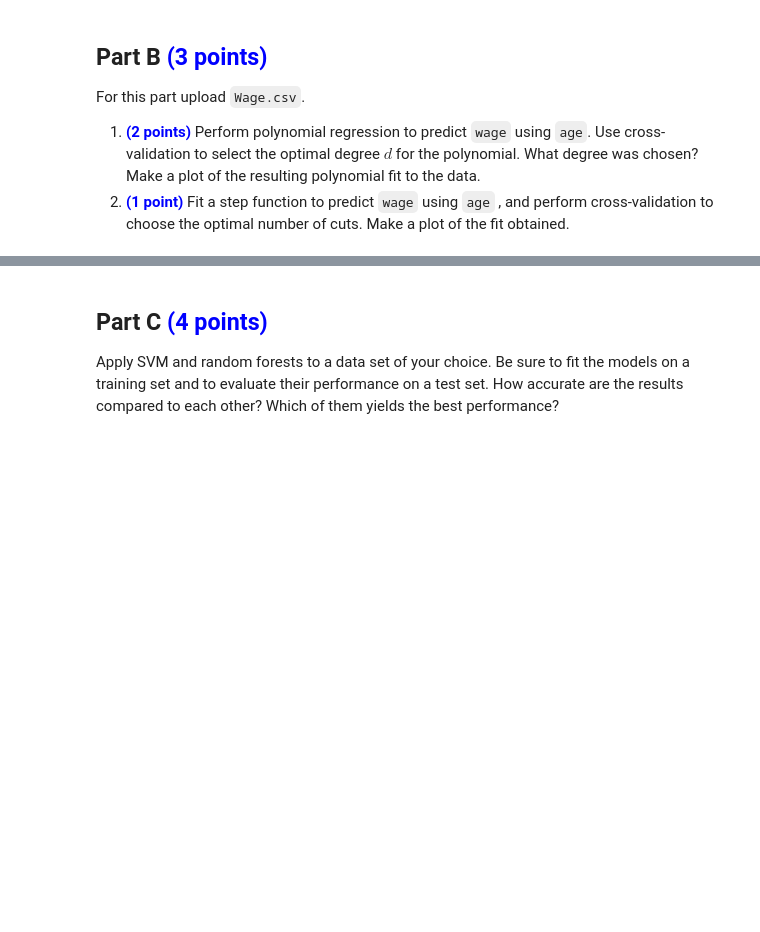
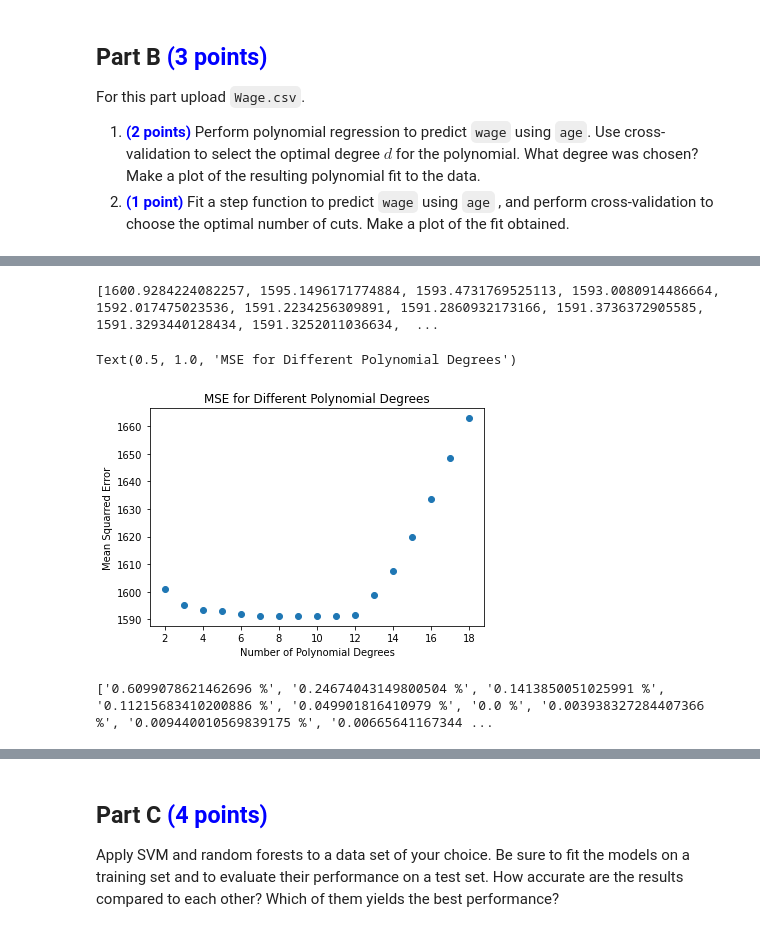
Before and after one commit to ahmedopolis/YCBS-255-Statistical-Machine-Learning, a Jupyter notebook: Assignments/Assignment 3/assignment03_mcgill_ahmedibrahim.ipynb, the cells around one changed output, grey strips where cells are left out. Drawn from its saved outputs; the diff is of its cells as text; code cells hidden in the pictures; blank space fills up the shorter version.

Commit message:
:construction: A few more questions to go.

```diff
--- a/Assignments/Assignment 3/assignment03_mcgill_ahmedibrahim.ipynb
+++ b/Assignments/Assignment 3/assignment03_mcgill_ahmedibrahim.ipynb
@@ -96,13 +96,13 @@ from sklearn.model_selection import KFold
 from sklearn.metrics import mean_squared_error
 from sklearn.linear_model import Lasso
 k = 5
-kf = KFold(n_splits = k, random_state = 12, shuffle = True)
+kf_5 = KFold(n_splits = k, random_state = 12, shuffle = True)
 tunning_para_list = [0.05, 0.1, 1, 5, 50, 500, 2500, 10000]
 lasso_avg_mse_list = []
 for tunning_para in tunning_para_list:
   lasso_regression = Lasso(alpha = tunning_para)
   lasso_mse_list = []
-  for train_index, test_index in kf.split(X):
+  for train_index, test_index in kf_5.split(X):
     X_train, X_test = X[train_index], X[test_index]
     y_train, y_test = y[train_index], y[test_index]
     lasso_regression.fit(X_train, y_train)
@@ -154,0 +158,5 @@ the resulting polynomial fit to the data.
+# %%
+# Question B1: Download Wage.csv.
+from google.colab import files
+uploaded = files.upload()
+wage_data = pd.read_csv('Wage.csv')
@@ -154,0 +197,4 @@ the resulting polynomial fit to the data.
+# %%
+# Question B1: Extract necessary columns.
+data_x = wage_data['age']
+data_y = wage_data['wage']
@@ -154,0 +204,45 @@ the resulting polynomial fit to the data.
+# %%
+# Question B1: Perform polynomial regression using 5-fold cross validation to find optimal degree.
+from sklearn.preprocessing import PolynomialFeatures
+from sklearn.model_selection import cross_val_score
+from sklearn.linear_model import LinearRegression
+degree_nth_list = np.arange(2, 19)
+X = np.array(data_x).reshape(-1, 1)
+y = np.array(data_y)
+k = 5
+kf_5 = KFold(n_splits = k, random_state = 5, shuffle = True)
+score_list = []
+for degree_nth in degree_nth_list:
+  polynomial_model = PolynomialFeatures(degree = degree_nth)
+  X_poly = polynomial_model.fit_transform(X)
+  linear_model = LinearRegression()
+  lr_model = linear_model.fit(X_poly, y)
+  y_pred = lr_model.predict(X_poly)
+  y_pred_array = np.array(y_pred).reshape(-1, 1)
+  score = cross_val_score(linear_model, y_pred_array, y, cv = kf_5, scoring = 'neg_mean_squared_error').mean()
+  score_list.append(abs(score))
+print(score_list)
+# %% [output]
+[1600.9284224082257, 1595.1496171774884, 1593.4731769525113, 1593.0080914486664, 1592.017475023536, 1591.2234256309891, 1591.2860932173166, 1591.3736372905585, 1591.3293440128434, 1591.3252011036634,  ...
+# %%
+# Question B1: Plot MSE in function of polynomial degree.
+plt.scatter(degree_nth_list, score_list)
+plt.xlabel('Number of Polynomial Degrees')
+plt.ylabel('Mean Squarred Error')
+plt.title('MSE for Different Polynomial Degrees')
+# %% [output]
+Text(0.5, 1.0, 'MSE for Different Polynomial Degrees')
+[figure, added]
+# %%
+# Question B1: Compare the MSE of degree 7 with the rest.
+def percentage_difference(value1, value2):
+  Percentage = abs((value1 - value2)*100/value1)
+  return str(Percentage) + " %"
+MSE_7 = score_list[5]
+percentage_difference_list = []
+for MSE in score_list:
+  percentage_difference_MSE = percentage_difference(MSE_7, MSE)
+  percentage_difference_list.append(percentage_difference_MSE)
+print(percentage_difference_list)
+# %% [output]
+['0.6099078621462696 %', '0.24674043149800504 %', '0.1413850051025991 %', '0.11215683410200886 %', '0.049901816410979 %', '0.0 %', '0.003938327284407366 %', '0.009440010569839175 %', '0.00665641167344 ...
```
Also changed, not shown: parts of 10 cells of this notebook.
